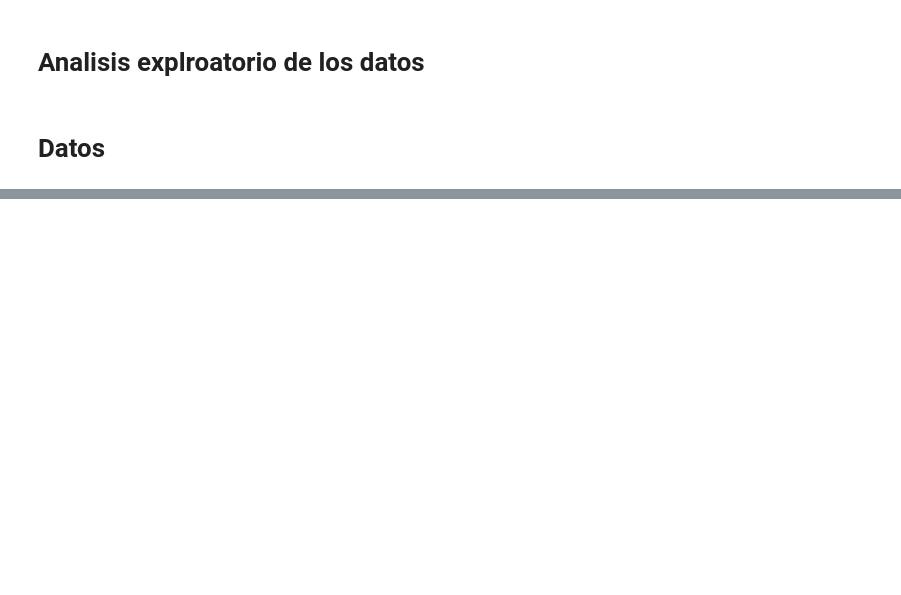
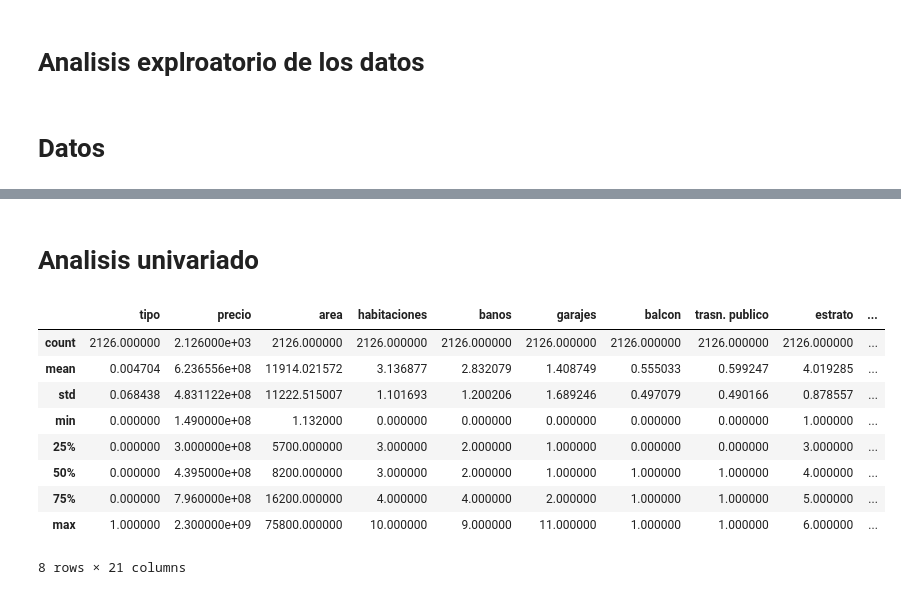
Before and after one commit to juanguzman2/Analisis-del-precio-de-las-viviendas-en-el-oriente-antioqueno, a Jupyter notebook: Script/Analisis exploratorio/1eranalisis.ipynb, the cells around one changed output, grey strips where cells are left out. Saved outputs shown, nothing was run; the diff lists cells and outputs as text; code cells hidden in the pictures; blank space fills up the shorter version.

```diff
--- a/Script/Analisis exploratorio/1eranalisis.ipynb
+++ b/Script/Analisis exploratorio/1eranalisis.ipynb
@@ -23,0 +44,15 @@ dfp.head()
+# %% [markdown]
+# Analisis univariado
+# %%
+dfpropiedades.describe()
+# %% [output]
+|  | tipo | precio | area | habitaciones | banos | garajes | balcon | trasn. publico | estrato | ... |
+| count | 2126.000000 | 2.126000e+03 | 2126.000000 | 2126.000000 | 2126.000000 | 2126.000000 | 2126.000000 | 2126.000000 | 2126.000000 | ... |
+| mean | 0.004704 | 6.236556e+08 | 11914.021572 | 3.136877 | 2.832079 | 1.408749 | 0.555033 | 0.599247 | 4.019285 | ... |
+| std | 0.068438 | 4.831122e+08 | 11222.515007 | 1.101693 | 1.200206 | 1.689246 | 0.497079 | 0.490166 | 0.878557 | ... |
+| min | 0.000000 | 1.490000e+08 | 1.132000 | 0.000000 | 0.000000 | 0.000000 | 0.000000 | 0.000000 | 1.000000 | ... |
+| 25% | 0.000000 | 3.000000e+08 | 5700.000000 | 3.000000 | 2.000000 | 1.000000 | 0.000000 | 0.000000 | 3.000000 | ... |
+| 50% | 0.000000 | 4.395000e+08 | 8200.000000 | 3.000000 | 2.000000 | 1.000000 | 1.000000 | 1.000000 | 4.000000 | ... |
+| 75% | 0.000000 | 7.960000e+08 | 16200.000000 | 4.000000 | 4.000000 | 2.000000 | 1.000000 | 1.000000 | 5.000000 | ... |
+| max | 1.000000 | 2.300000e+09 | 75800.000000 | 10.000000 | 9.000000 | 11.000000 | 1.000000 | 1.000000 | 6.000000 | ... |
+8 rows × 21 columns
```
Also changed, not shown: parts of 10 cells of this notebook, 2 other files.
